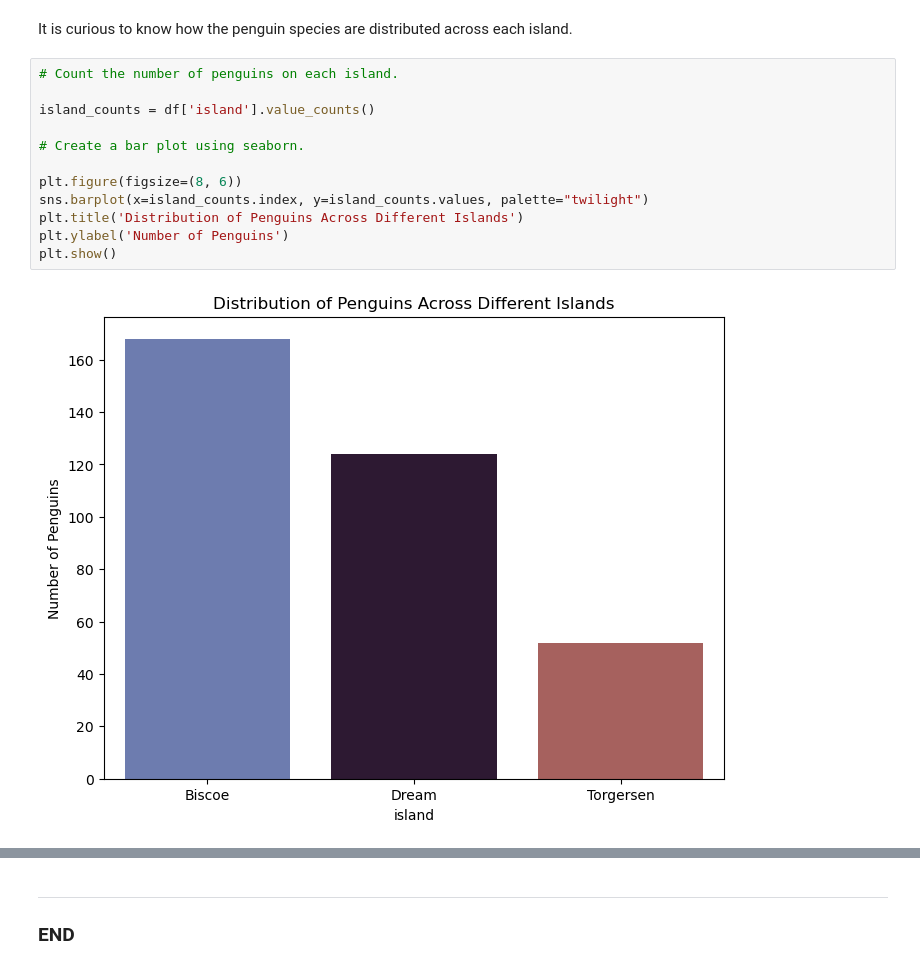
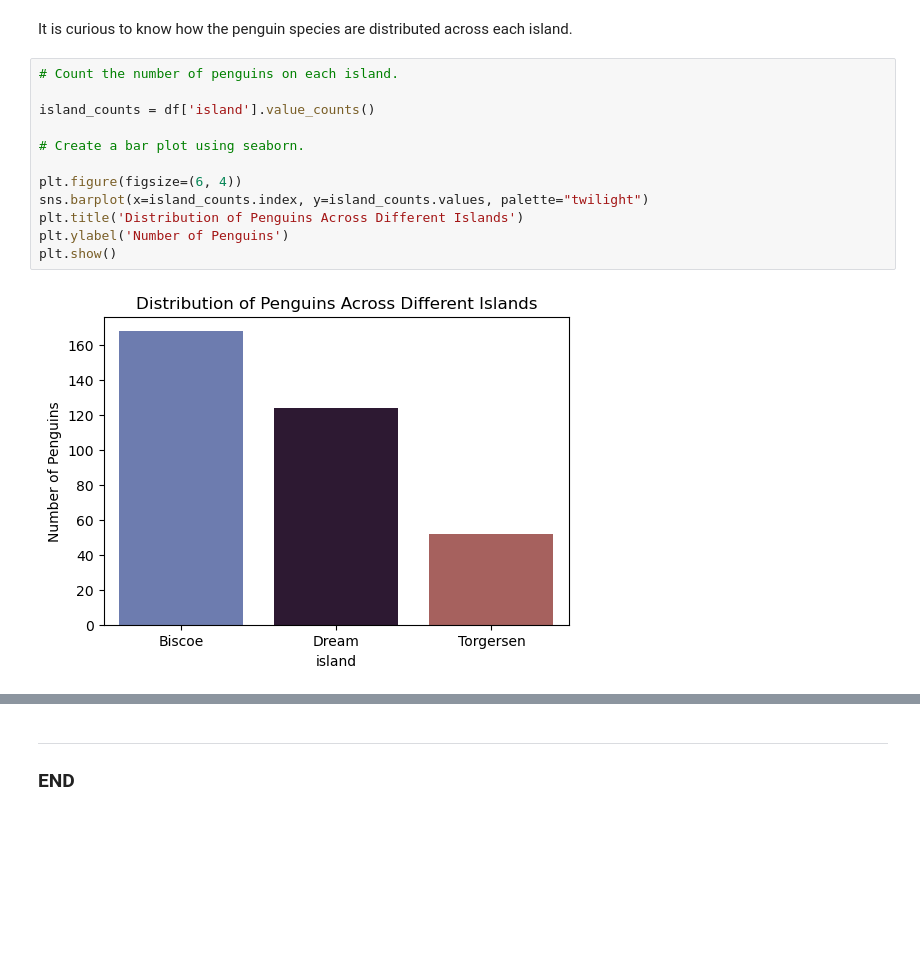
Before and after one commit to YuliiaKharchenko/PofDA-my-work, a Jupyter notebook: penguins.ipynb, the cells around one changed output, grey strips where cells are left out. Drawn from its saved outputs; the diff is of its cells as text; blank space fills up the shorter version.

Commit message:
Work on visualisation 2

```diff
--- a/penguins.ipynb
+++ b/penguins.ipynb
@@ -244,14 +244,14 @@ It is curious to know how the penguin species are distributed across each island
 # %%
 # Count the number of penguins on each island.
 
 island_counts = df['island'].value_counts()
 
 # Create a bar plot using seaborn.
 
-plt.figure(figsize=(8, 6))
+plt.figure(figsize=(6, 4))
 sns.barplot(x=island_counts.index, y=island_counts.values, palette="twilight")
 plt.title('Distribution of Penguins Across Different Islands')
 plt.ylabel('Number of Penguins')
 plt.show()
 # %% [output]
-[figure, old version]
+[figure, new version]
```
Also changed, not shown: parts of 3 cells of this notebook.
